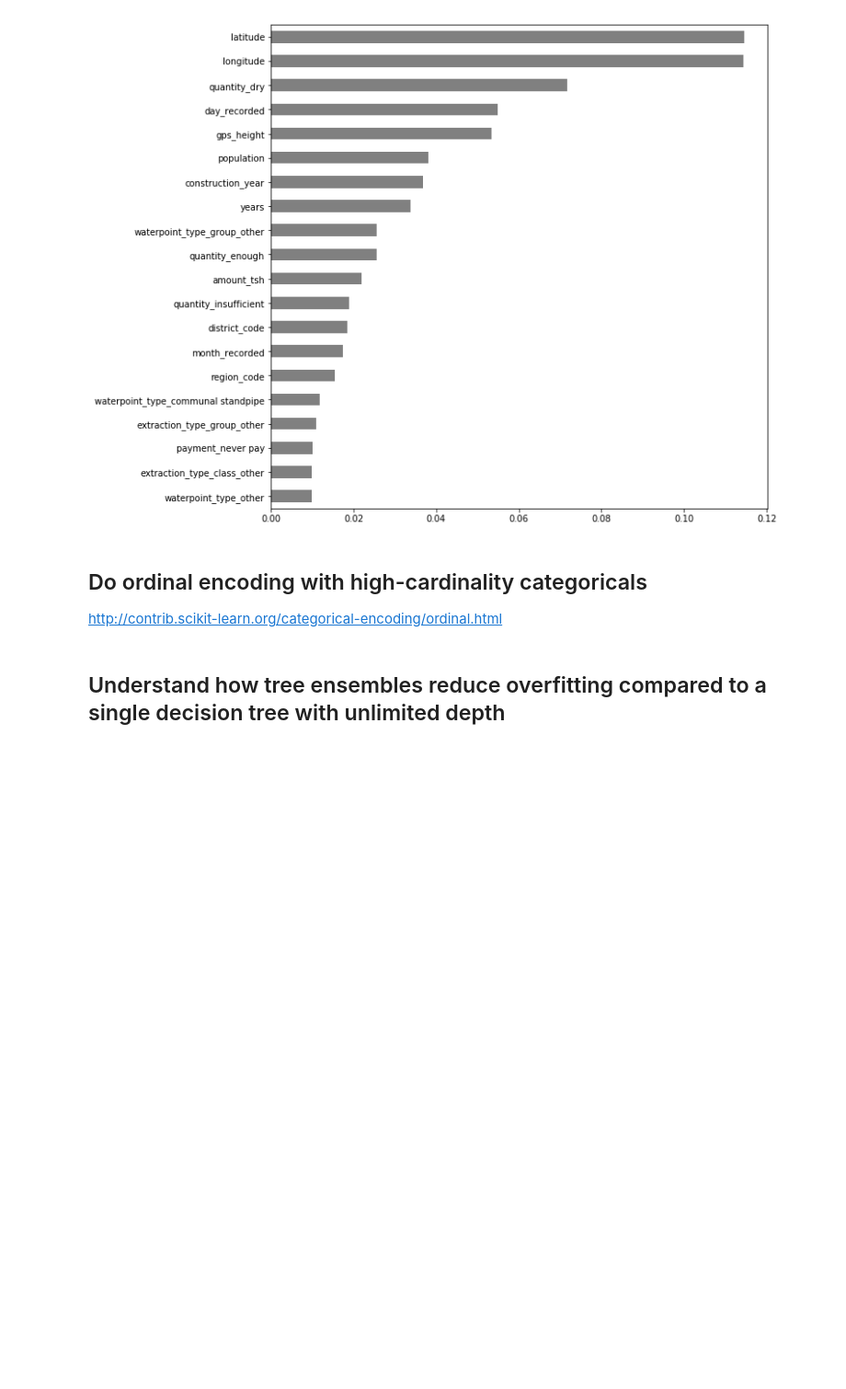
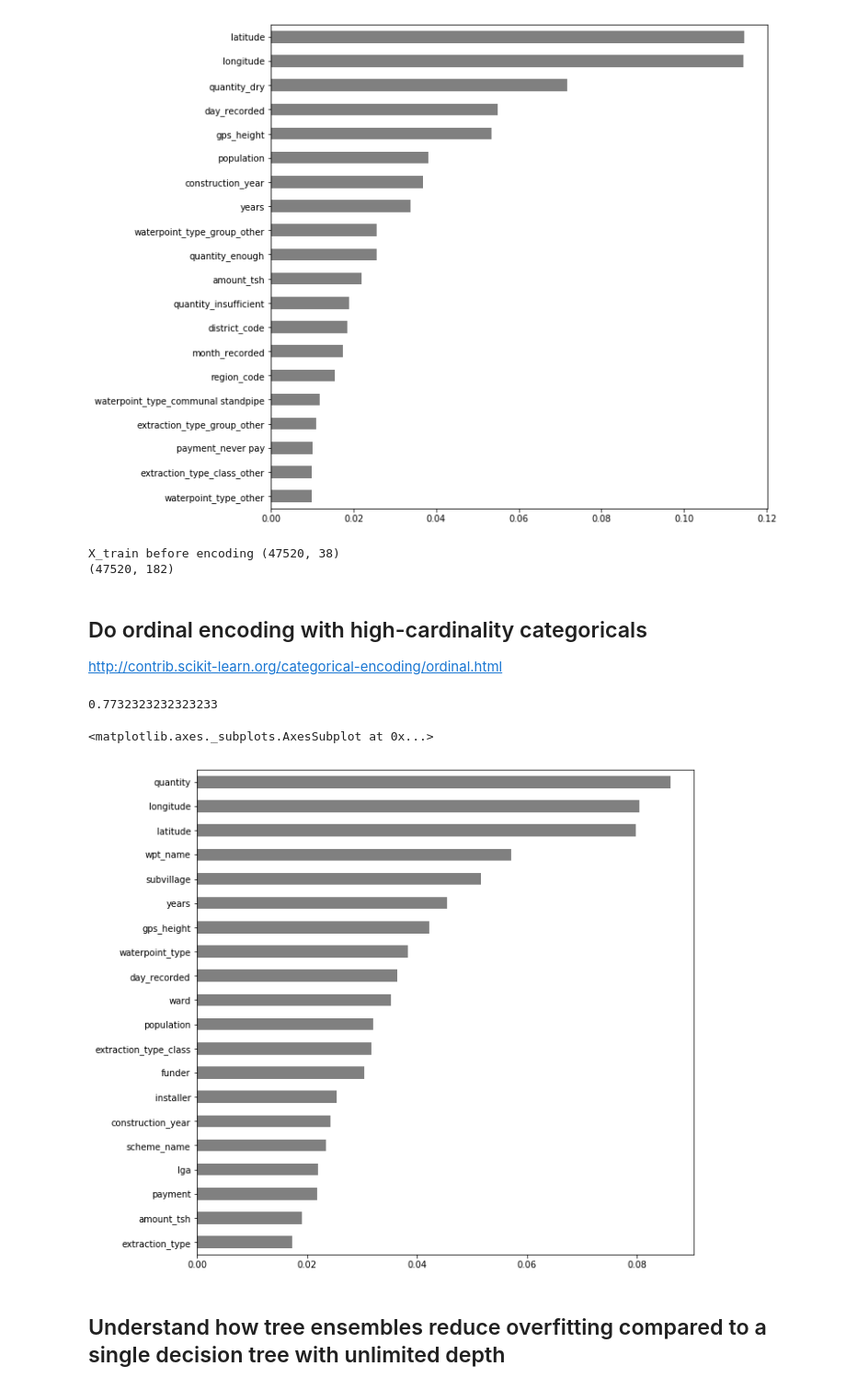
Before and after one commit to JimKing100/DS-Unit-2-Kaggle-Challenge, a Jupyter notebook: DSPT2_Unit_2_Sprint_2_Module_2_IN_LESSON.ipynb, the cells around one changed output. Shown: that part at 92% size. Cells and saved outputs as stored; diff of their text form; code cells hidden in the pictures; blank space fills up the shorter version.

```diff
--- a/DSPT2_Unit_2_Sprint_2_Module_2_IN_LESSON.ipynb
+++ b/DSPT2_Unit_2_Sprint_2_Module_2_IN_LESSON.ipynb
@@ -247,6 +247,16 @@ importances.sort_values()[-n:].plot.barh(color='grey')
 # %% [output]
 <matplotlib.axes._subplots.AxesSubplot at 0x...>
 [figure]
+# %%
+print('X_train before encoding', X_train.shape)
+
+encoder = pipeline.named_steps['onehotencoder']
+encoded = encoder.transform(X_train)
+
+print (encoded.shape)
+# %% [output]
+X_train before encoding (47520, 38)
+(47520, 182)
 # %% [markdown]
 ## Do ordinal encoding with high-cardinality categoricals
 
@@ -256,3 +264,38 @@ http://contrib.scikit-learn.org/categorical-encoding/ordinal.html
+# %%
+# TODO
+
+X_train = train.drop(columns=target)
+y_train = train[target]
+X_val = val.drop(columns=target)
+y_val = val[target]
+X_test = test
+
+pipeline = make_pipeline (
+    ce.OrdinalEncoder(),
+    SimpleImputer(strategy='median'),
+    StandardScaler(),
+    RandomForestClassifier(n_estimators=5,
+                           random_state=42,
+                           n_jobs=-1)
+)
+
+pipeline.fit(X_train, y_train)
+print(pipeline.score(X_val, y_val))
+# %% [output]
+0.7732323232323233
+# %%
+model = pipeline.named_steps['randomforestclassifier']
+encoder = pipeline.named_steps['ordinalencoder']
+encoded_columns = encoder.transform(X_train).columns
+importances = pd.Series(model.feature_importances_, encoded_columns)
+importances.sort_values(ascending=False)
+
+n = 20
+plt.figure(figsize=(10, 10))
+importances.sort_values()[-n:].plot.barh(color='grey')
+# %% [output]
+<matplotlib.axes._subplots.AxesSubplot at 0x...>
+[figure, added]
 # %% [markdown]
 ## Understand how tree ensembles reduce overfitting compared to a single decision tree with unlimited depth
 # %%
```
Also changed, not shown: parts of 1 cell of this notebook.
